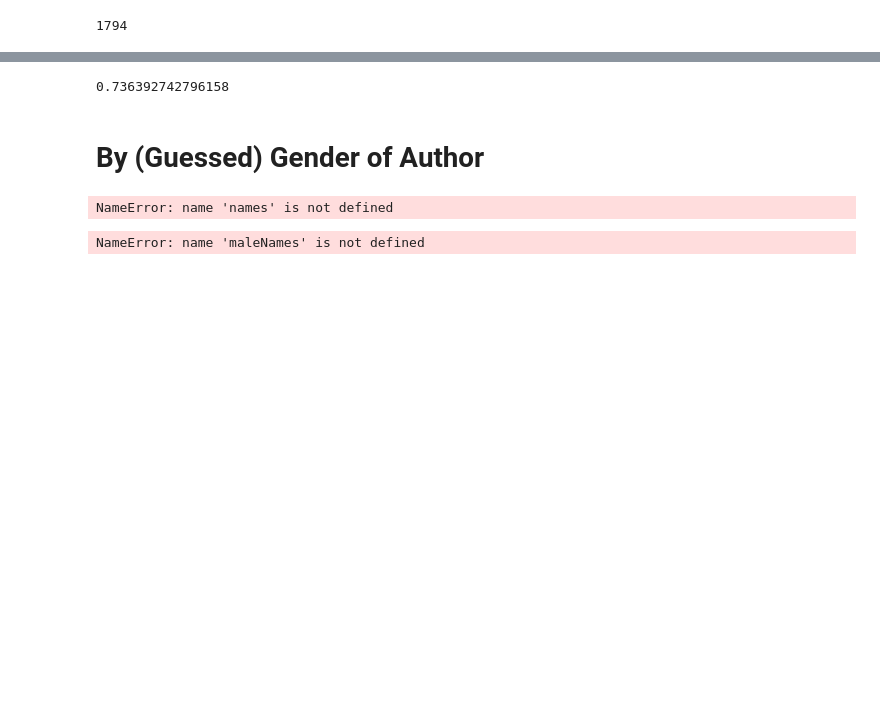
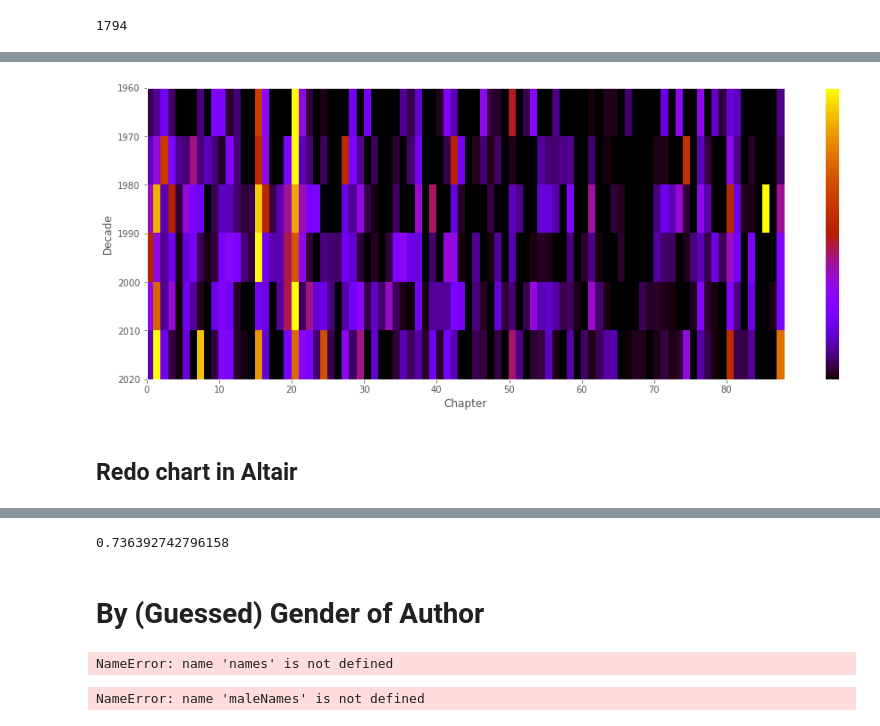
Before and after one commit to lit-mod-viz/middlemarch-critical-histories, a Jupyter notebook: notebooks/jstor-analysis.ipynb, the cells around one changed output, grey strips where cells are left out. Drawn from its saved outputs; the diff is of its cells as text; code cells hidden in the pictures; blank space fills up the shorter version.

```diff
--- a/notebooks/jstor-analysis.ipynb
+++ b/notebooks/jstor-analysis.ipynb
@@ -360,0 +392,4 @@ plotDiachronicAnalysis(diachronicAnalysis(df, decades=(1950, 2020), bins=chapter
+# %%
+plotDiachronicAnalysis(diachronicAnalysis(df, decades=(1960, 2020), bins=chapterLocations).sort_index())
+# %% [output]
+[figure, added]
@@ -360,0 +398,2 @@ plotDiachronicAnalysis(diachronicAnalysis(df, decades=(1950, 2020), bins=chapter
+# %% [markdown]
+## Redo chart in Altair
```
Also changed, not shown: parts of 32 cells of this notebook, 1 other file.
